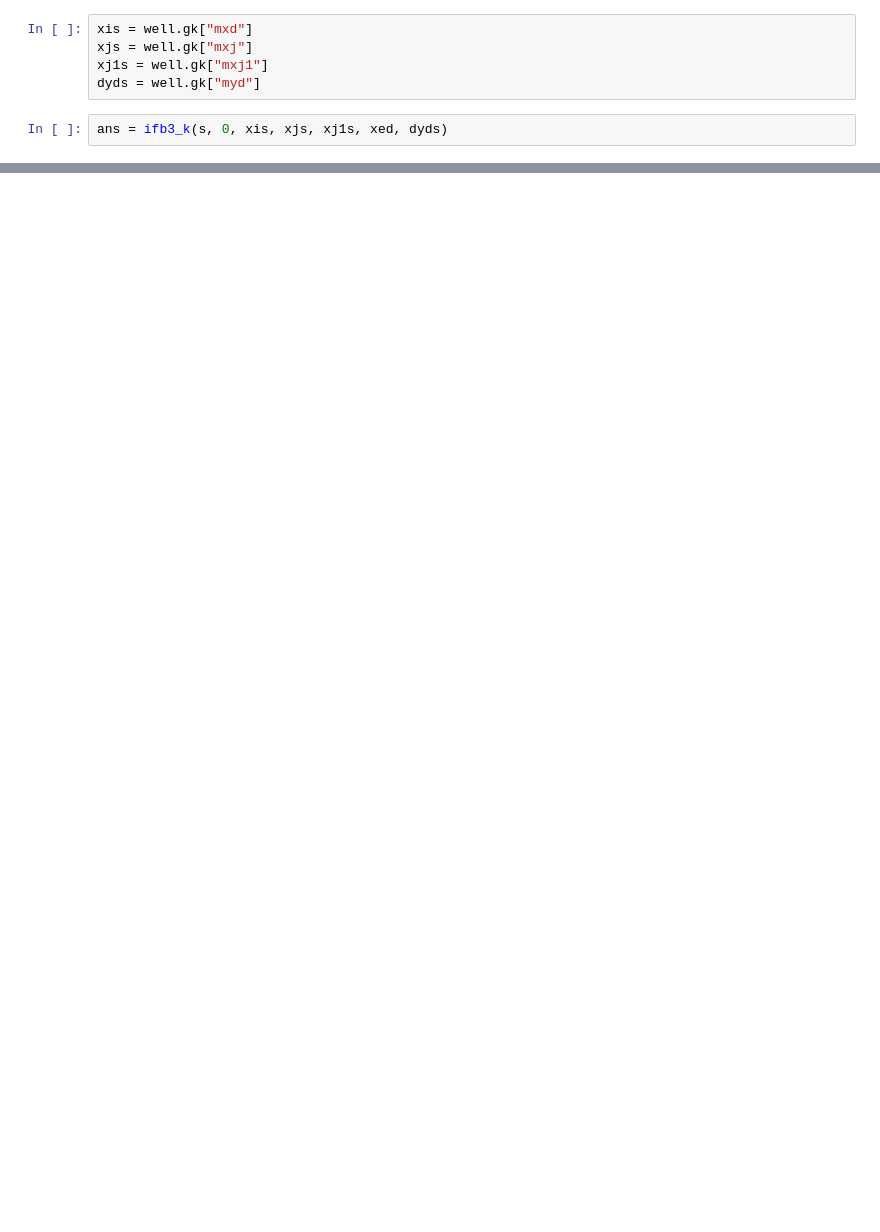
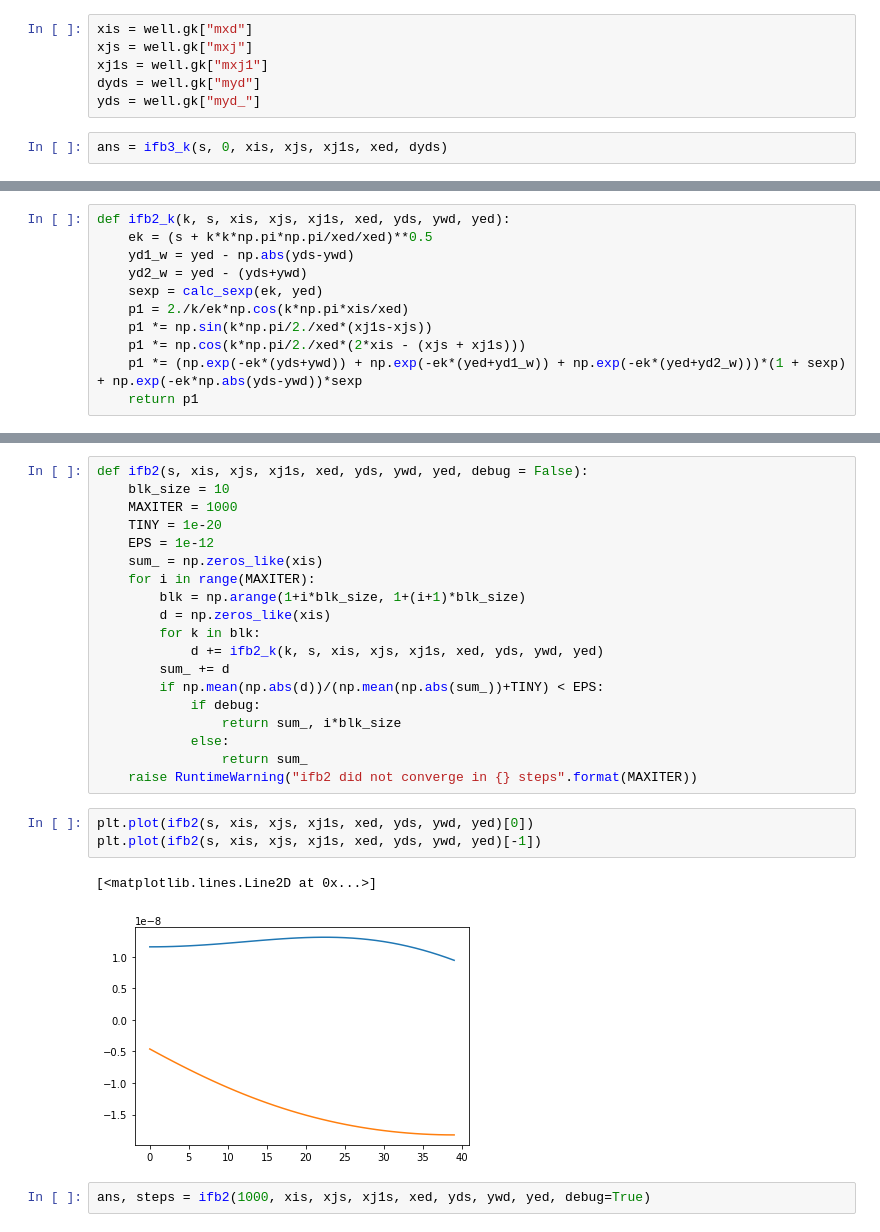
Before and after one commit to dmitrydi/pd_lapl, a Jupyter notebook: bounded_functions.ipynb, the cells around one changed output, grey strips where cells are left out. Saved outputs shown, nothing was run; the diff lists cells and outputs as text; blank space fills up the shorter version.

```diff
--- a/bounded_functions.ipynb
+++ b/bounded_functions.ipynb
@@ -90,5 +314,6 @@ xis = well.gk["mxd"]
 xjs = well.gk["mxj"]
 xj1s = well.gk["mxj1"]
 dyds = well.gk["myd"]
+yds = well.gk["myd_"]
 # %%
 ans = ifb3_k(s, 0, xis, xjs, xj1s, xed, dyds)
@@ -126,0 +362,11 @@ array([[  1.91676011e-02,   1.09920270e-02,   7.49839964e-03, ...,
+# %%
+def ifb2_k(k, s, xis, xjs, xj1s, xed, yds, ywd, yed):
+    ek = (s + k*k*np.pi*np.pi/xed/xed)**0.5
+    yd1_w = yed - np.abs(yds-ywd)
+    yd2_w = yed - (yds+ywd)
+    sexp = calc_sexp(ek, yed)
+    p1 = 2./k/ek*np.cos(k*np.pi*xis/xed)
+    p1 *= np.sin(k*np.pi/2./xed*(xj1s-xjs))
+    p1 *= np.cos(k*np.pi/2./xed*(2*xis - (xjs + xj1s)))
+    p1 *= (np.exp(-ek*(yds+ywd)) + np.exp(-ek*(yed+yd1_w)) + np.exp(-ek*(yed+yd2_w)))*(1 + sexp) + np.exp(-ek*np.abs(yds-ywd))*sexp
+    return p1
@@ -126,0 +388,27 @@ array([[  1.91676011e-02,   1.09920270e-02,   7.49839964e-03, ...,
+# %%
+def ifb2(s, xis, xjs, xj1s, xed, yds, ywd, yed, debug = False):
+    blk_size = 10
+    MAXITER = 1000
+    TINY = 1e-20
+    EPS = 1e-12
+    sum_ = np.zeros_like(xis)
+    for i in range(MAXITER):
+        blk = np.arange(1+i*blk_size, 1+(i+1)*blk_size)
+        d = np.zeros_like(xis)
+        for k in blk:
+            d += ifb2_k(k, s, xis, xjs, xj1s, xed, yds, ywd, yed)
+        sum_ += d
+        if np.mean(np.abs(d))/(np.mean(np.abs(sum_))+TINY) < EPS:
+            if debug:
+                return sum_, i*blk_size
+            else:
+                return sum_
+    raise RuntimeWarning("ifb2 did not converge in {} steps".format(MAXITER))
+# %%
+plt.plot(ifb2(s, xis, xjs, xj1s, xed, yds, ywd, yed)[0])
+plt.plot(ifb2(s, xis, xjs, xj1s, xed, yds, ywd, yed)[-1])
+# %% [output]
+[<matplotlib.lines.Line2D at 0x...>]
+[figure, added]
+# %%
+ans, steps = ifb2(1000, xis, xjs, xj1s, xed, yds, ywd, yed, debug=True)
```
Also changed, not shown: parts of 31 cells of this notebook, 3 other files.
